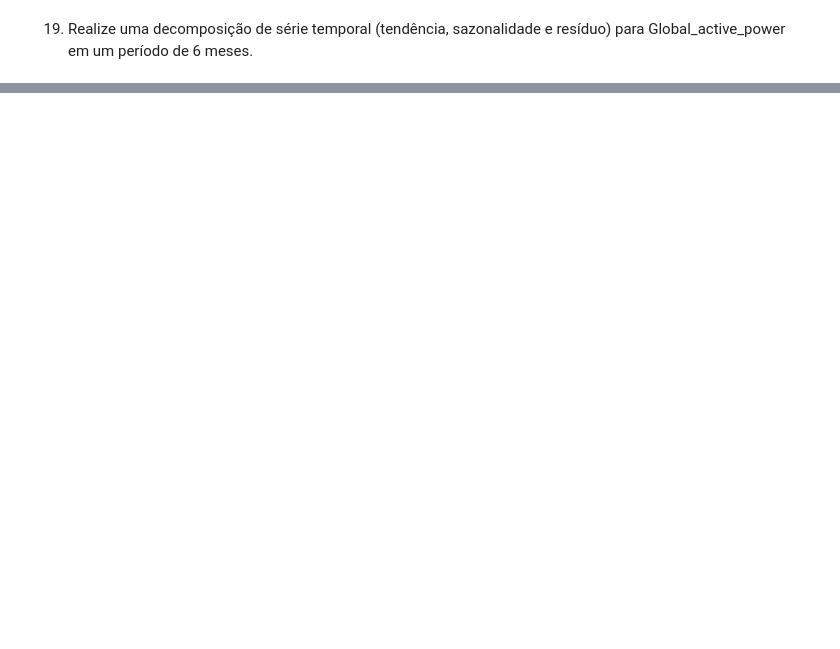
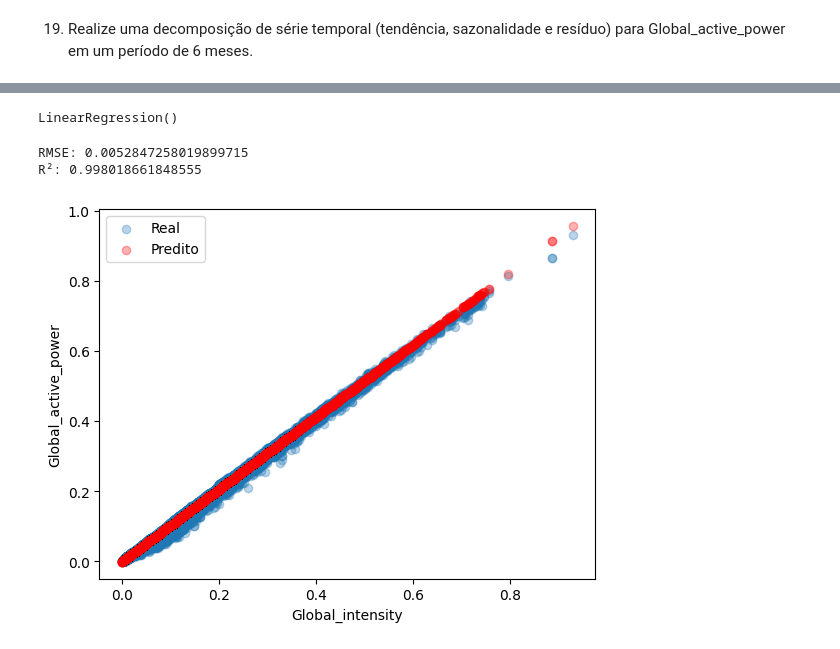
Before and after one commit to NathanMagno/energy-consumers-data, a Jupyter notebook: cp04.ipynb, the cells around one changed output, grey strips where cells are left out. Drawn from its saved outputs; the diff is of its cells as text; code cells hidden in the pictures; blank space fills up the shorter version.

```diff
--- a/cp04.ipynb
+++ b/cp04.ipynb
@@ -393,0 +482,40 @@ display(df[colunas_numericas].head())
+# %%
+# seleção das variáveis
+X = df[['Global_intensity']]
+y = df['Global_active_power']
+
+# removendo valores NaN
+X = X.dropna()
+y = y.loc[X.index]
+# %%
+# split
+X_train, X_test, y_train, y_test = train_test_split(X, y, test_size=0.2, random_state=42)
+
+# modelo
+model = LinearRegression()
+model.fit(X_train, y_train)
+# %% [output]
+LinearRegression()
+# %%
+# predição
+y_pred = model.predict(X_test)
+
+# avaliação
+rmse = np.sqrt(mean_squared_error(y_test, y_pred))
+r2 = r2_score(y_test, y_pred)
+
+print("RMSE:", rmse)
+print("R²:", r2)
+# %% [output]
+RMSE: 0.0052847258019899715
+R²: 0.998018661848555
+# %%
+# visualizando
+plt.scatter(X_test, y_test, alpha=0.3, label="Real")
+plt.scatter(X_test, y_pred, color='red', alpha=0.3, label="Predito")
+plt.xlabel("Global_intensity")
+plt.ylabel("Global_active_power")
+plt.legend()
+plt.show()
+# %% [output]
+[figure, added]
```
Also changed, not shown: parts of 11 cells of this notebook.
